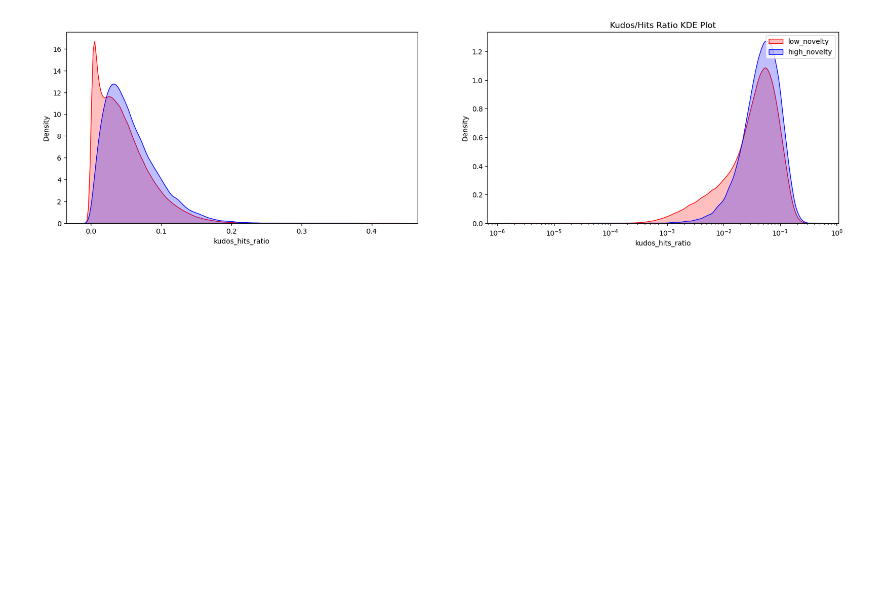
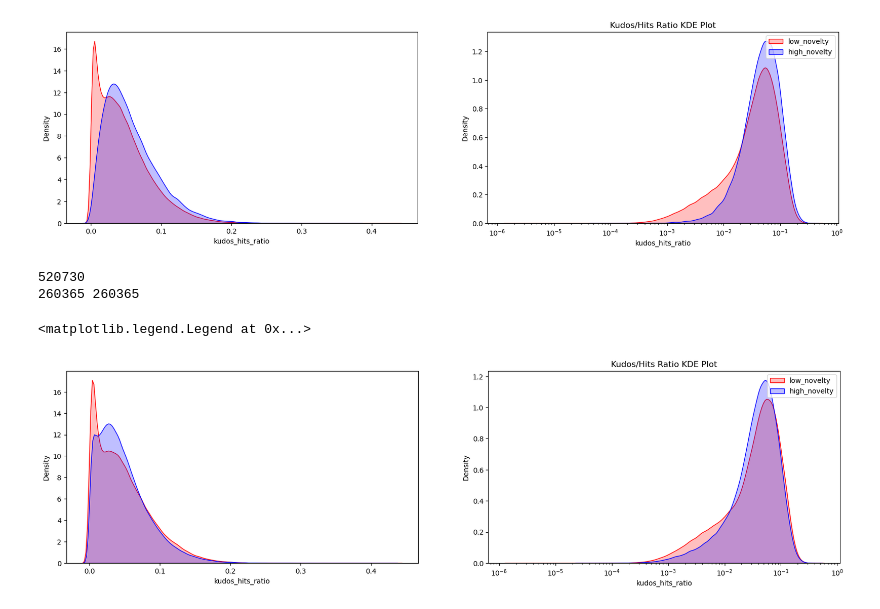
Before and after one commit to yzjing/ao3, a Jupyter notebook: 20230127_kde_explore.ipynb, the cells around one changed output. Saved outputs shown, nothing was run; the diff lists cells and outputs as text; code cells hidden in the pictures; blank space fills up the shorter version.

```diff
--- a/20230127_kde_explore.ipynb
+++ b/20230127_kde_explore.ipynb
@@ -220,3 +238,39 @@ plt.legend()
 # %% [output]
 <matplotlib.legend.Legend at 0x...>
 [figure]
+# %%
+# Same plots as above for term frequency, but low and high novelty
+# are categorized by bottom 50% and top 50% of Cos values
+
+temp_for_viz_df = all_tfidf_df.copy()
+
+temp_for_viz_df = remove_0_and_nan_values(temp_for_viz_df, 'Cos')
+
+# sort by JSD values
+temp_for_viz_df = temp_for_viz_df.sort_values(by=['Cos'])
+
+# loop over all rows in temp_for_viz_df, add a column for novelty_category
+# also create a column for Kudos/Hits ratio
+for index, row in temp_for_viz_df.iterrows():
+    temp_for_viz_df.loc[index, 'kudos_hits_ratio'] = row['Kudos'] / row['Hits']
+
+# assign low to bottom 50% and high to top 50%
+low = temp_for_viz_df.iloc[:int(len(temp_for_viz_df)/2)]
+high = temp_for_viz_df.iloc[int(len(temp_for_viz_df)/2):]
+
+print(len(temp_for_viz_df))
+print(len(low), len(high))
+
+fig, ax = plt.subplots(1,2, figsize=(20, 5))
+plt.title('Kudos/Hits Ratio KDE Plot')
+sns.kdeplot(low['kudos_hits_ratio'], ax=ax[0], color='red', shade=True, label='low_novelty')
+sns.kdeplot(high['kudos_hits_ratio'], ax=ax[0], color='blue', shade=True, label='high_novelty')
+
+sns.kdeplot(low['kudos_hits_ratio'], ax=ax[1], color='red', shade=True, label='low_novelty', log_scale=True)
+sns.kdeplot(high['kudos_hits_ratio'], ax=ax[1], color='blue', shade=True, label='high_novelty', log_scale=True)
+plt.legend()
+# %% [output]
+520730
+260365 260365
+<matplotlib.legend.Legend at 0x...>
+[figure, added]
```
Also changed, not shown: parts of 8 cells of this notebook.
